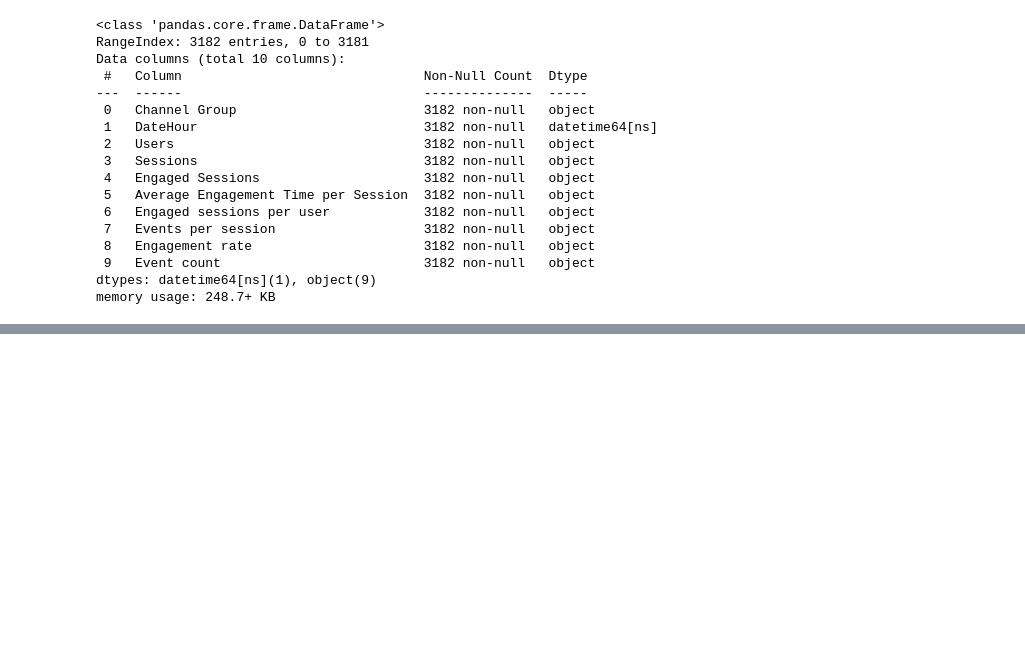
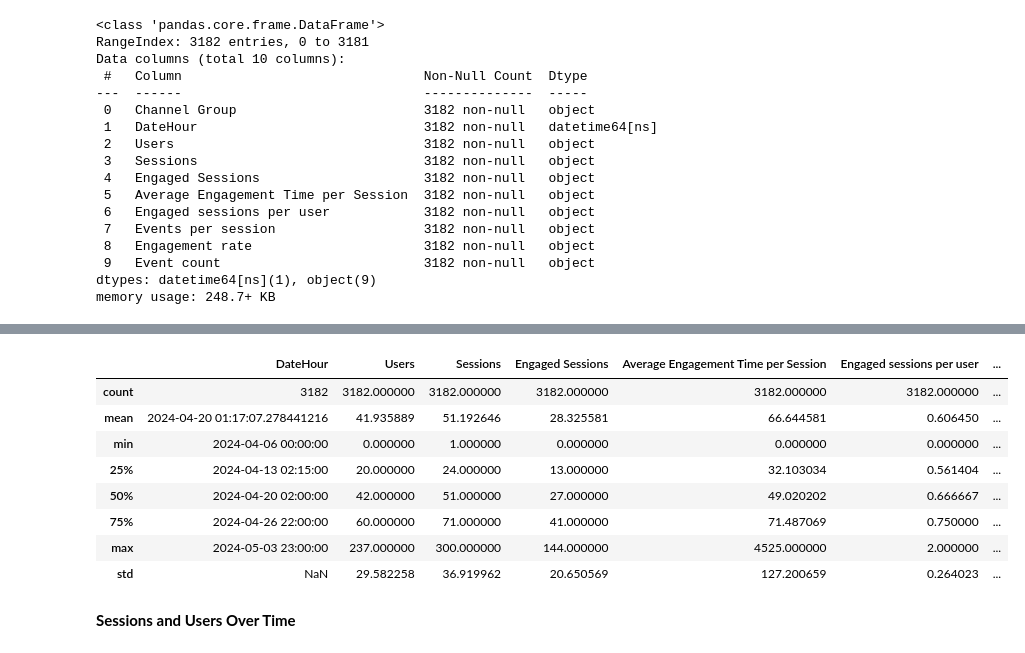
Before and after one commit to Dhananjay0705/Website-Data-Analysis-with-Python, a Jupyter notebook: Website_performance_Analysis.ipynb, the cells around one changed output, grey strips where cells are left out. Saved outputs shown, nothing was run; the diff lists cells and outputs as text; code cells hidden in the pictures; blank space fills up the shorter version.

```diff
--- a/Website_performance_Analysis.ipynb
+++ b/Website_performance_Analysis.ipynb
@@ -91,3 +91,7 @@ Data columns (total 10 columns):
  9   Event count                          3182 non-null   object
 dtypes: datetime64[ns](1), object(9)
 memory usage: 248.7+ KB
+# %%
+numeric_cols = df.columns.drop(["Channel Group","DateHour"])
+df[numeric_cols] = df[numeric_cols].apply(pd.to_numeric, errors = "coerce")
+df["Hour"] = df["DateHour"].dt.hour
@@ -93,0 +128,14 @@ memory usage: 248.7+ KB
+# %%
+df.describe()
+# %% [output]
+|  | DateHour | Users | Sessions | Engaged Sessions | Average Engagement Time per Session | Engaged sessions per user | ... |
+| count | 3182 | 3182.000000 | 3182.000000 | 3182.000000 | 3182.000000 | 3182.000000 | ... |
+| mean | 2024-04-20 01:17:07.278441216 | 41.935889 | 51.192646 | 28.325581 | 66.644581 | 0.606450 | ... |
+| min | 2024-04-06 00:00:00 | 0.000000 | 1.000000 | 0.000000 | 0.000000 | 0.000000 | ... |
+| 25% | 2024-04-13 02:15:00 | 20.000000 | 24.000000 | 13.000000 | 32.103034 | 0.561404 | ... |
+| 50% | 2024-04-20 02:00:00 | 42.000000 | 51.000000 | 27.000000 | 49.020202 | 0.666667 | ... |
+| 75% | 2024-04-26 22:00:00 | 60.000000 | 71.000000 | 41.000000 | 71.487069 | 0.750000 | ... |
+| max | 2024-05-03 23:00:00 | 237.000000 | 300.000000 | 144.000000 | 4525.000000 | 2.000000 | ... |
+| std | NaN | 29.582258 | 36.919962 | 20.650569 | 127.200659 | 0.264023 | ... |
+# %% [markdown]
+**Sessions and Users Over Time**
```
Also changed, not shown: parts of 3 cells of this notebook.
